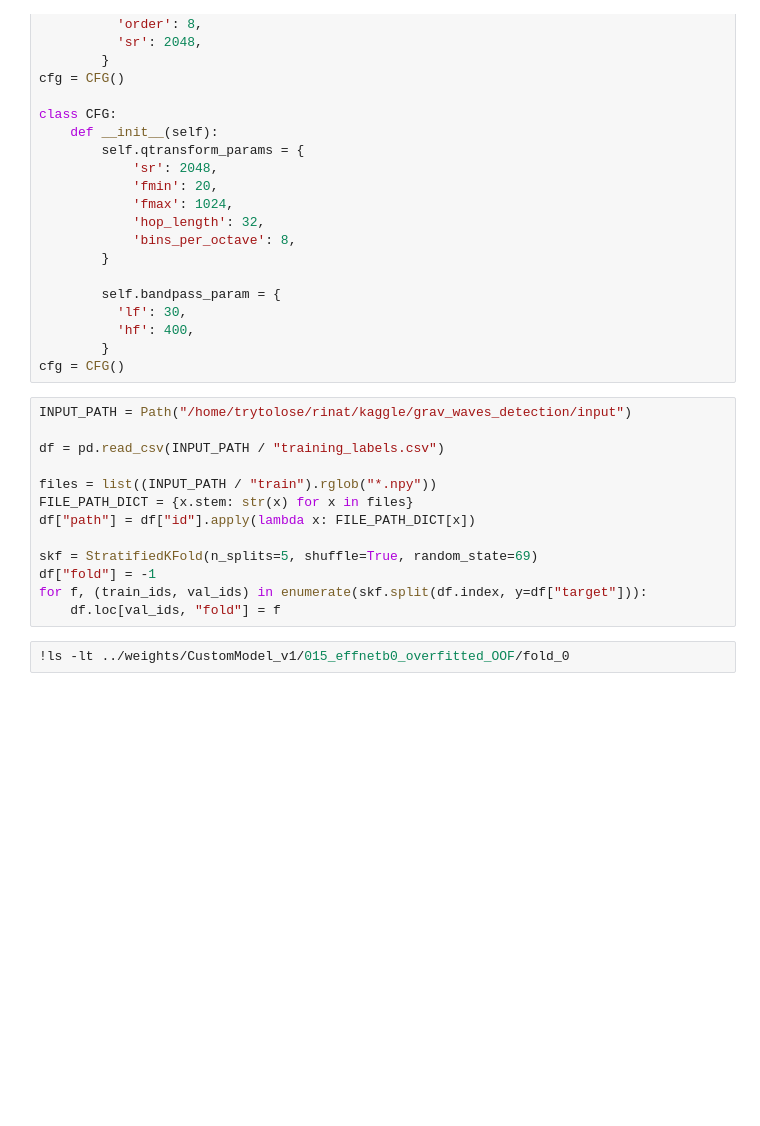
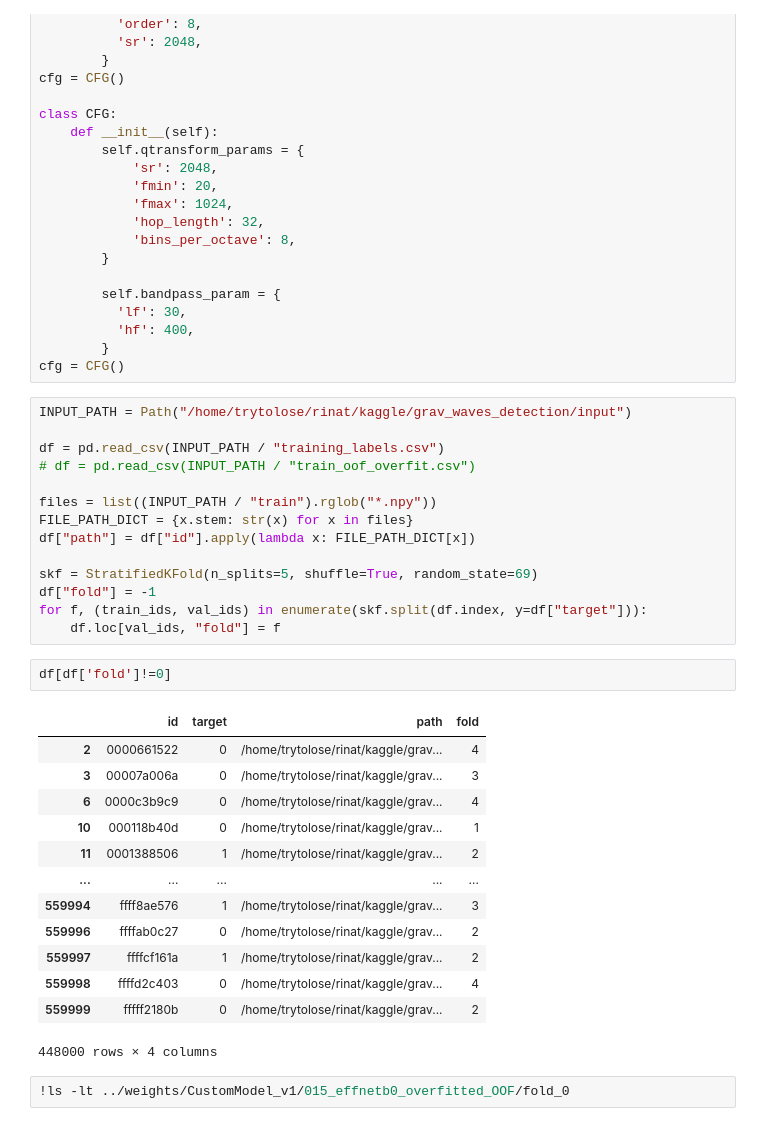
Before and after one commit to trytolose/grav_waves_detection, a Jupyter notebook: notebooks/OOF.ipynb, the cells around one changed output. Drawn from its saved outputs; the diff is of its cells as text; blank space fills up the shorter version.

```diff
--- a/notebooks/OOF.ipynb
+++ b/notebooks/OOF.ipynb
@@ -64,6 +64,7 @@ cfg = CFG()
 INPUT_PATH = Path("/home/trytolose/rinat/kaggle/grav_waves_detection/input")
 
 df = pd.read_csv(INPUT_PATH / "training_labels.csv")
+# df = pd.read_csv(INPUT_PATH / "train_oof_overfit.csv")
 
 files = list((INPUT_PATH / "train").rglob("*.npy"))
 FILE_PATH_DICT = {x.stem: str(x) for x in files}
@@ -73,6 +74,22 @@ skf = StratifiedKFold(n_splits=5, shuffle=True, random_state=69)
 df["fold"] = -1
 for f, (train_ids, val_ids) in enumerate(skf.split(df.index, y=df["target"])):
     df.loc[val_ids, "fold"] = f
+# %%
+df[df['fold']!=0]
+# %% [output]
+|  | id | target | path | fold |
+| 2 | 0000661522 | 0 | /home/trytolose/rinat/kaggle/grav... | 4 |
+| 3 | 00007a006a | 0 | /home/trytolose/rinat/kaggle/grav... | 3 |
+| 6 | 0000c3b9c9 | 0 | /home/trytolose/rinat/kaggle/grav... | 4 |
+| 10 | 000118b40d | 0 | /home/trytolose/rinat/kaggle/grav... | 1 |
+| 11 | 0001388506 | 1 | /home/trytolose/rinat/kaggle/grav... | 2 |
+| ... | ... | ... | ... | ... |
+| 559994 | ffff8ae576 | 1 | /home/trytolose/rinat/kaggle/grav... | 3 |
+| 559996 | ffffab0c27 | 0 | /home/trytolose/rinat/kaggle/grav... | 2 |
+| 559997 | ffffcf161a | 1 | /home/trytolose/rinat/kaggle/grav... | 2 |
+| 559998 | ffffd2c403 | 0 | /home/trytolose/rinat/kaggle/grav... | 4 |
+| 559999 | fffff2180b | 0 | /home/trytolose/rinat/kaggle/grav... | 2 |
+448000 rows × 4 columns
 # %%
 !ls -lt ../weights/CustomModel_v1/015_effnetb0_overfitted_OOF/fold_0
 # %% [output]
```
Also changed, not shown: 18 other files.
